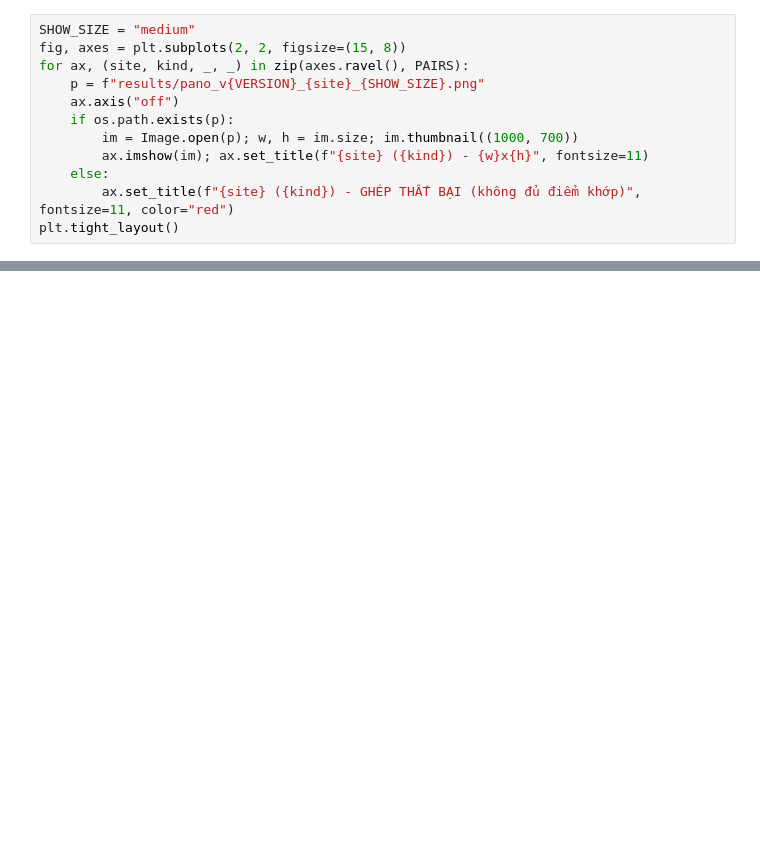
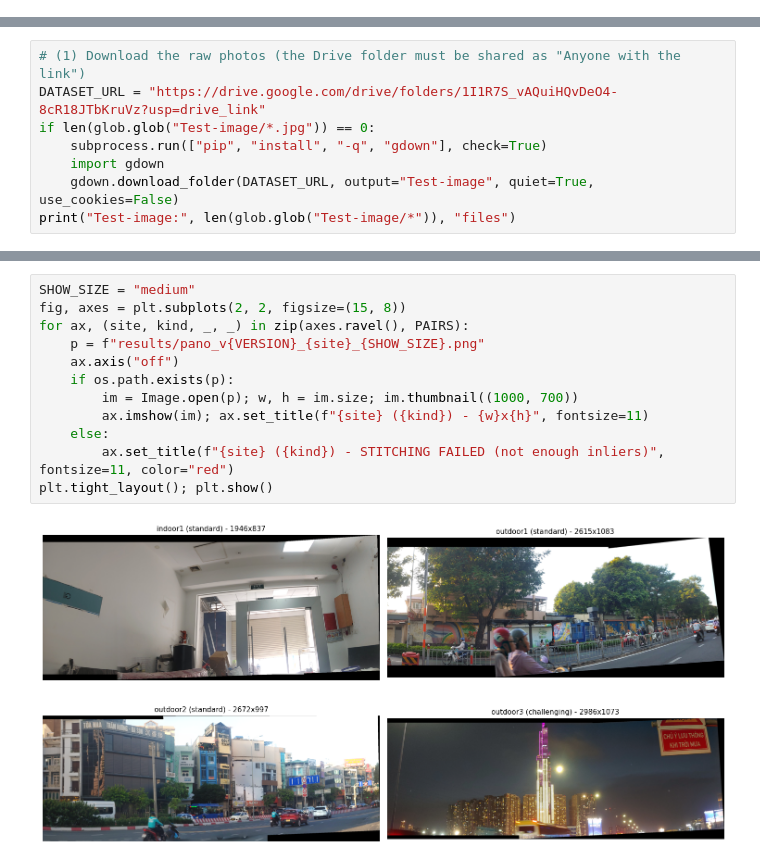
Before and after one commit to DangDecTen/parallel-image-stitching, a Jupyter notebook: GroupXX_Midterm.ipynb, the cells around one changed output, grey strips where cells are left out. Saved outputs shown, nothing was run; the diff lists cells and outputs as text; blank space fills up the shorter version.

```diff
--- a/GroupXX_Midterm.ipynb
+++ b/GroupXX_Midterm.ipynb
@@ -317,12 +0,0 @@ outdoor3  large  3840x2160  OK   inliers=  261  total=  10131.9 ms  (45.5 s)
-# %%
-SHOW_SIZE = "medium"
-fig, axes = plt.subplots(2, 2, figsize=(15, 8))
-for ax, (site, kind, _, _) in zip(axes.ravel(), PAIRS):
-    p = f"results/pano_v{VERSION}_{site}_{SHOW_SIZE}.png"
-    ax.axis("off")
-    if os.path.exists(p):
-        im = Image.open(p); w, h = im.size; im.thumbnail((1000, 700))
-        ax.imshow(im); ax.set_title(f"{site} ({kind}) - {w}x{h}", fontsize=11)
-    else:
-        ax.set_title(f"{site} ({kind}) - GHÉP THẤT BẠI (không đủ điểm khớp)", fontsize=11, color="red")
-plt.tight_layout()
@@ -461,0 +140,8 @@ large (3840x2160)    p = 0.746  ->  speedup tối đa = 3.94x
+# %%
+# (1) Download the raw photos (the Drive folder must be shared as "Anyone with the link")
+DATASET_URL = "https://drive.google.com/drive/folders/1I1R7S_vAQuiHQvDeO4-8cR18JTbKruVz?usp=drive_link"
+if len(glob.glob("Test-image/*.jpg")) == 0:
+    subprocess.run(["pip", "install", "-q", "gdown"], check=True)
+    import gdown
+    gdown.download_folder(DATASET_URL, output="Test-image", quiet=True, use_cookies=False)
+print("Test-image:", len(glob.glob("Test-image/*")), "files")
@@ -461,0 +442,14 @@ large (3840x2160)    p = 0.746  ->  speedup tối đa = 3.94x
+# %%
+SHOW_SIZE = "medium"
+fig, axes = plt.subplots(2, 2, figsize=(15, 8))
+for ax, (site, kind, _, _) in zip(axes.ravel(), PAIRS):
+    p = f"results/pano_v{VERSION}_{site}_{SHOW_SIZE}.png"
+    ax.axis("off")
+    if os.path.exists(p):
+        im = Image.open(p); w, h = im.size; im.thumbnail((1000, 700))
+        ax.imshow(im); ax.set_title(f"{site} ({kind}) - {w}x{h}", fontsize=11)
+    else:
+        ax.set_title(f"{site} ({kind}) - STITCHING FAILED (not enough inliers)", fontsize=11, color="red")
+plt.tight_layout(); plt.show()
+# %% [output]
+[figure, added]
```
Also changed, not shown: parts of 50 cells of this notebook, 1 other file.
